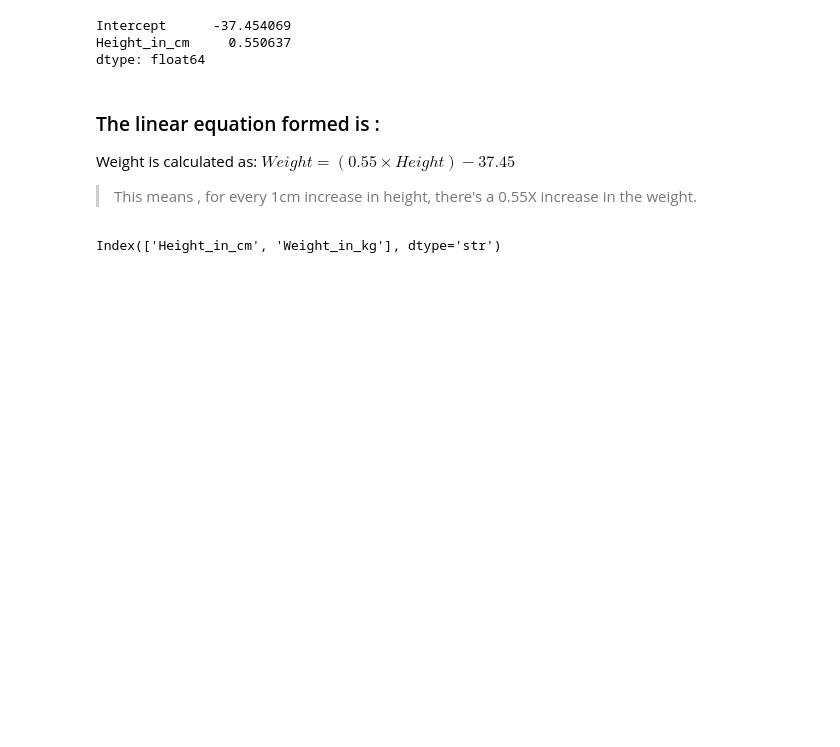
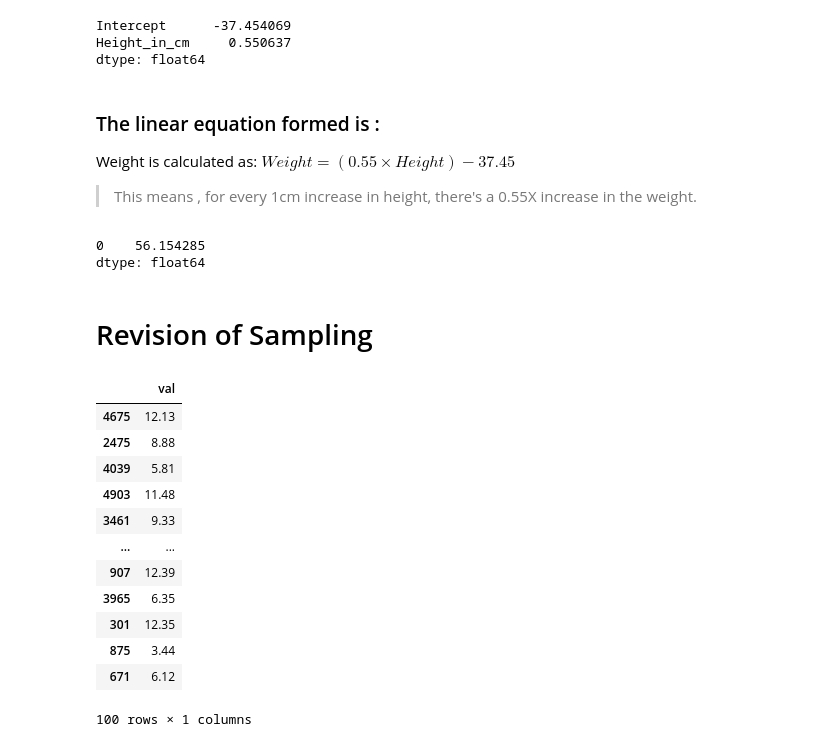
Before and after one commit to abhijeet-bhambere/python-ml-trail, a Jupyter notebook: ml_revision_1.ipynb, the cells around one changed output. Cells and saved outputs as stored; diff of their text form; code cells hidden in the pictures; blank space fills up the shorter version.

Commit message:
revision of concepts covered so far

```diff
--- a/ml_revision_1.ipynb
+++ b/ml_revision_1.ipynb
@@ -171,6 +205,9 @@ Weight is calculated as: $Weight = (0.55\times Height) - 37.45$
 
 >This means , for every 1cm increase in height, there's a 0.55X increase in the weight.
 # %%
-df.columns
+model.predict({"Height_in_cm":170})
 # %% [output]
-Index(['Height_in_cm', 'Weight_in_kg'], dtype='str')
+0    56.154285
+dtype: float64
+# %% [markdown]
+# Revision of Sampling
@@ -176,0 +217,18 @@ Index(['Height_in_cm', 'Weight_in_kg'], dtype='str')
+# %%
+# Takinga Sample containing 50 values
+norm_sampledf = normaldf.sample(n=100)
+norm_sampledf
+# %% [output]
+|  | val |
+| 4675 | 12.13 |
+| 2475 | 8.88 |
+| 4039 | 5.81 |
+| 4903 | 11.48 |
+| 3461 | 9.33 |
+| ... | ... |
+| 907 | 12.39 |
+| 3965 | 6.35 |
+| 301 | 12.35 |
+| 875 | 3.44 |
+| 671 | 6.12 |
+100 rows × 1 columns
```
Also changed, not shown: parts of 11 cells of this notebook.
